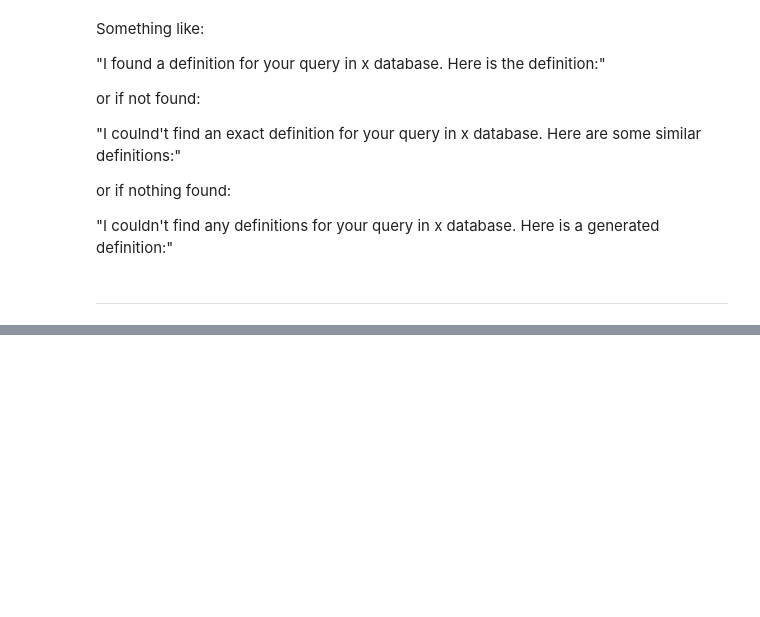
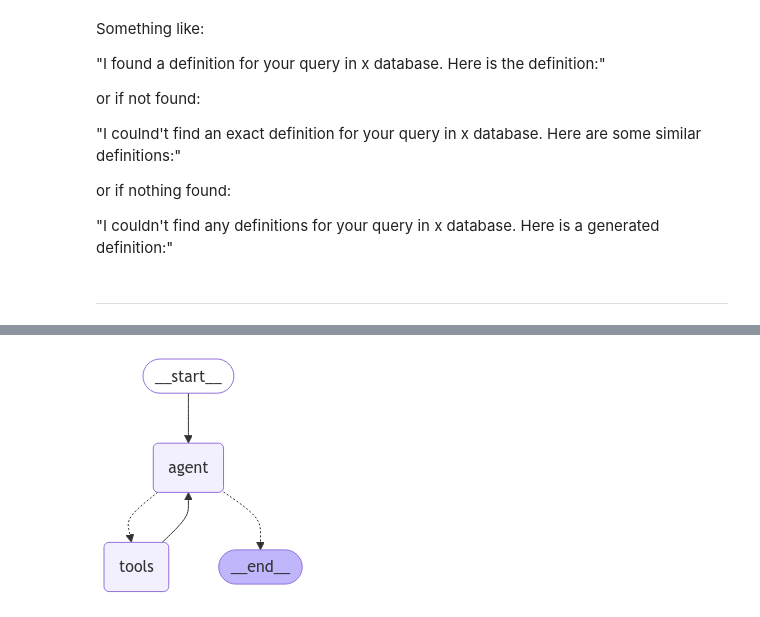
Before and after one commit to leonardozilli/LegislativeDefinitionsAgent, a Jupyter notebook: notebooks/04 - DefAgent.ipynb, the cells around one changed output, grey strips where cells are left out. Drawn from its saved outputs; the diff is of its cells as text; code cells hidden in the pictures; blank space fills up the shorter version.

```diff
--- a/notebooks/04 - DefAgent.ipynb
+++ b/notebooks/04 - DefAgent.ipynb
@@ -515,0 +618,69 @@ vectorstore.similarity_search('animale', top_k=7)
+# %%
+from langchain_groq import ChatGroq
+
+model = ChatGroq(model="llama3-70b-8192", temperature=0)
+
+from typing import Literal
+
+from langchain_core.tools import tool
+
+@tool
+def get_weather(city: Literal["nyc", "sf"]):
+    """Use this to get weather information."""
+    if city == "nyc":
+        return "It might be cloudy in nyc"
+    elif city == "sf":
+        return "It's always sunny in sf"
+    else:
+        raise AssertionError("Unknown city")
+
+
+@tool
+def definition_metadata(definition_metadata: dict) -> str:
+    """
+    Extracts the metadata of an XML file.
+    """
+
+    namespace = settings.DB_CONFIG.NAMESPACES[definition_metadata['dataset']]
+
+    file_path = utils.definition_obj_to_path(definition_metadata)
+    def_n = definition_metadata['def_n']
+    try:
+        # Parse the XML file
+        tree = ET.parse(Path(settings.DB_CONFIG.XML_DATA_DIR) / file_path)
+        root = tree.getroot()
+
+        # Find the element with the specified defines attribute
+        res = root.find(f".//akn:*[@defines='{def_n}']", namespace)
+        if res is not None:
+            return ''.join(res.itertext()).strip()
+        # Return None if no match is found
+        return None
+
+    except ET.ParseError as e:
+        print(f"Error parsing XML file: {e}")
+        return None
+    except FileNotFoundError as e:
+        print(f"File not found: {e}")
+        return None
+
+
+tools = [get_document_year]
+
+from langgraph.prebuilt import create_react_agent
+
+graph = create_react_agent(model, tools=tools)
+
+from IPython.display import Image, display
+
+display(Image(graph.get_graph().draw_mermaid_png()))
+
+def print_stream(stream):
+    for s in stream:
+        message = s["messages"][-1]
+        if isinstance(message, tuple):
+            print(message)
+        else:
+            message.pretty_print()
+# %% [output]
+[figure, added]
```
Also changed, not shown: parts of 32 cells of this notebook, 50 other files.
